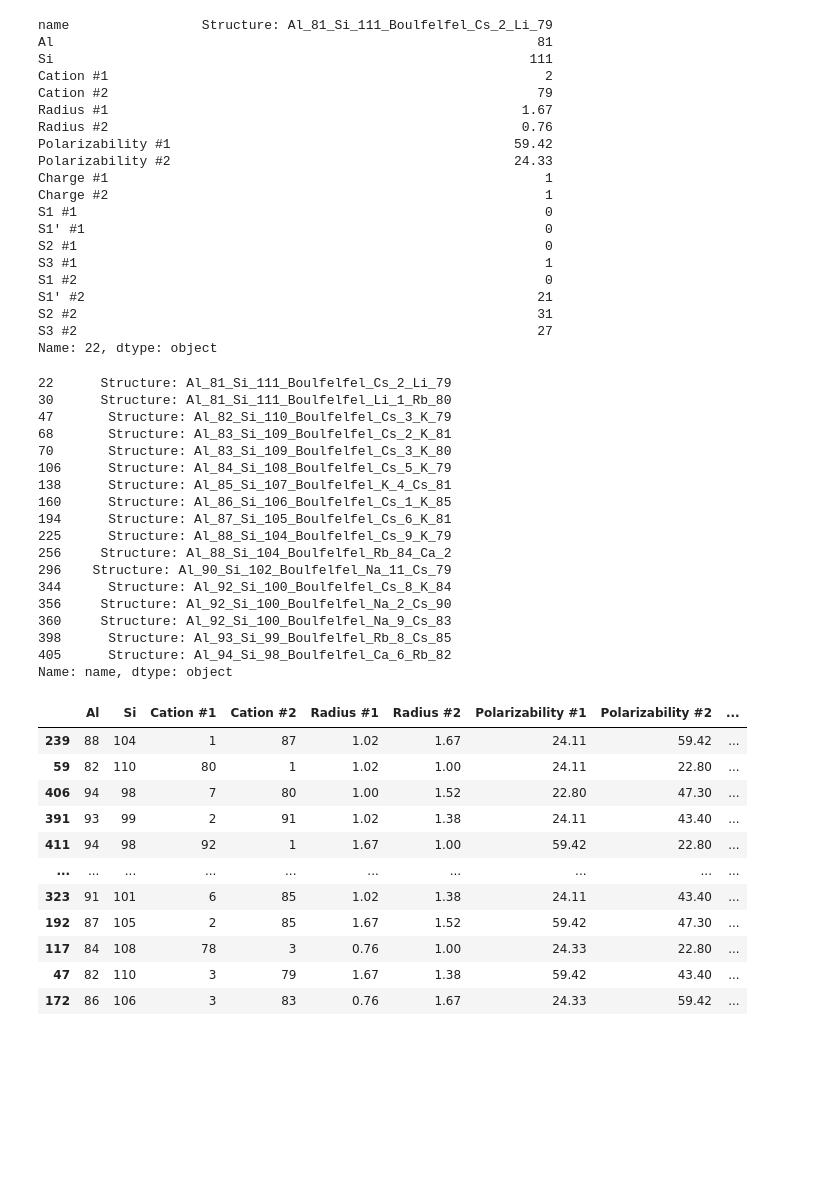
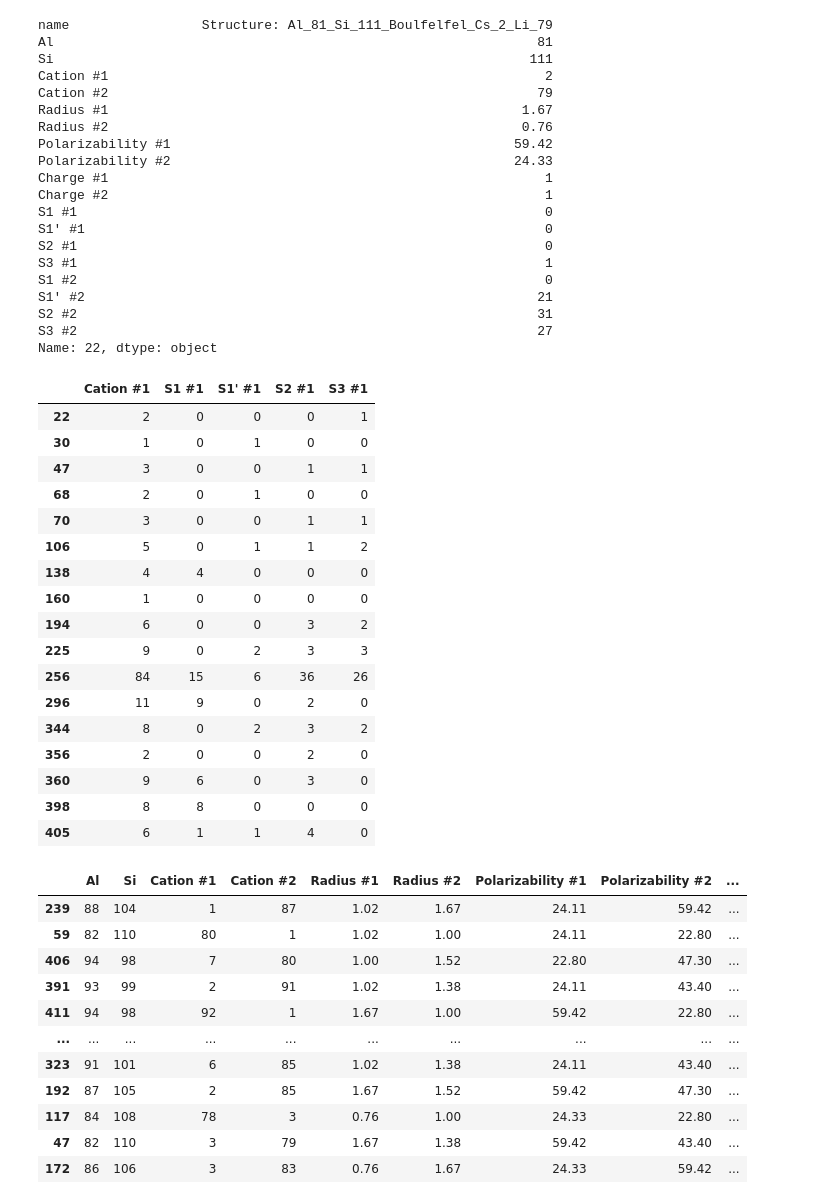
Before and after one commit to IDAnton/isotherm-analyzer, a Jupyter notebook: mps.ipynb, the cells around one changed output. Cells and saved outputs as stored; diff of their text form; code cells hidden in the pictures; blank space fills up the shorter version.

```diff
--- a/mps.ipynb
+++ b/mps.ipynb
@@ -53,26 +56,28 @@ S2 #2                                                           31
 S3 #2                                                           27
 Name: 22, dtype: object
 # %%
-data.loc[(data["Cation #1"] + data["Cation #2"]) != (data["S1 #1"] + data["S1\' #1"] + data["S2 #1"]+ data["S3 #1"]+ data["S1 #2"]+ data["S1\' #2"]+ data["S2 #2"]+ data["S3 #2"])]["name"]
+data.loc[(data["Cation #1"] != (data["S1 #1"] + data["S1\' #1"] + data["S2 #1"] + data["S3 #1"]))
+         |
+         (data["Cation #2"] != (data["S1 #2"] + data["S1\' #2"] + data["S2 #2"] + data["S3 #2"]))][["Cation #1", "S1 #1", "S1\' #1", "S2 #1", "S3 #1"]]
 # %% [output]
-22      Structure: Al_81_Si_111_Boulfelfel_Cs_2_Li_79
-30      Structure: Al_81_Si_111_Boulfelfel_Li_1_Rb_80
-47       Structure: Al_82_Si_110_Boulfelfel_Cs_3_K_79
-68       Structure: Al_83_Si_109_Boulfelfel_Cs_2_K_81
-70       Structure: Al_83_Si_109_Boulfelfel_Cs_3_K_80
-106      Structure: Al_84_Si_108_Boulfelfel_Cs_5_K_79
-138      Structure: Al_85_Si_107_Boulfelfel_K_4_Cs_81
-160      Structure: Al_86_Si_106_Boulfelfel_Cs_1_K_85
-194      Structure: Al_87_Si_105_Boulfelfel_Cs_6_K_81
-225      Structure: Al_88_Si_104_Boulfelfel_Cs_9_K_79
-256     Structure: Al_88_Si_104_Boulfelfel_Rb_84_Ca_2
-296    Structure: Al_90_Si_102_Boulfelfel_Na_11_Cs_79
-344      Structure: Al_92_Si_100_Boulfelfel_Cs_8_K_84
-356     Structure: Al_92_Si_100_Boulfelfel_Na_2_Cs_90
-360     Structure: Al_92_Si_100_Boulfelfel_Na_9_Cs_83
-398      Structure: Al_93_Si_99_Boulfelfel_Rb_8_Cs_85
-405      Structure: Al_94_Si_98_Boulfelfel_Ca_6_Rb_82
-Name: name, dtype: object
+|  | Cation #1 | S1 #1 | S1' #1 | S2 #1 | S3 #1 |
+| 22 | 2 | 0 | 0 | 0 | 1 |
+| 30 | 1 | 0 | 1 | 0 | 0 |
+| 47 | 3 | 0 | 0 | 1 | 1 |
+| 68 | 2 | 0 | 1 | 0 | 0 |
+| 70 | 3 | 0 | 0 | 1 | 1 |
+| 106 | 5 | 0 | 1 | 1 | 2 |
+| 138 | 4 | 4 | 0 | 0 | 0 |
+| 160 | 1 | 0 | 0 | 0 | 0 |
+| 194 | 6 | 0 | 0 | 3 | 2 |
+| 225 | 9 | 0 | 2 | 3 | 3 |
+| 256 | 84 | 15 | 6 | 36 | 26 |
+| 296 | 11 | 9 | 0 | 2 | 0 |
+| 344 | 8 | 0 | 2 | 3 | 2 |
+| 356 | 2 | 0 | 0 | 2 | 0 |
+| 360 | 9 | 6 | 0 | 3 | 0 |
+| 398 | 8 | 8 | 0 | 0 | 0 |
+| 405 | 6 | 1 | 1 | 4 | 0 |
 # %%
 data_without_names = data.drop(columns=['name'])
 plt.matshow(data_without_names.corr())
```
Also changed, not shown: parts of 11 cells of this notebook.
